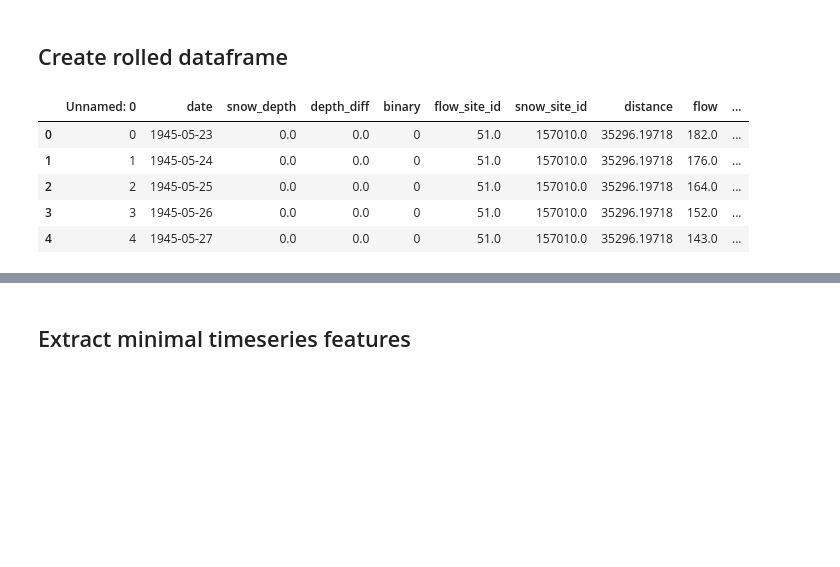
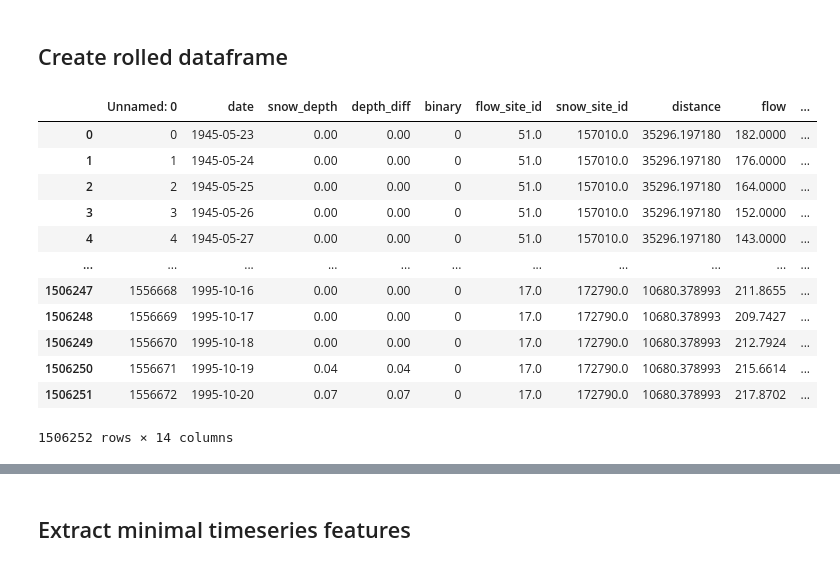
Before and after one commit to cbaggini/extreme-snowmelt-forecast, a Jupyter notebook: extreme-snowmelt-ts-params.ipynb, the cells around one changed output, grey strips where cells are left out. Drawn from its saved outputs; the diff is of its cells as text; code cells hidden in the pictures; blank space fills up the shorter version.

```diff
--- a/extreme-snowmelt-ts-params.ipynb
+++ b/extreme-snowmelt-ts-params.ipynb
@@ -47,11 +47,18 @@ N_DAYS = 30
 # %%
 all_data_clean = pd.read_csv('../all_data_clean.csv')
 
-all_data_clean.head()
+all_data_clean
 # %% [output]
 |  | Unnamed: 0 | date | snow_depth | depth_diff | binary | flow_site_id | snow_site_id | distance | flow | ... |
-| 0 | 0 | 1945-05-23 | 0.0 | 0.0 | 0 | 51.0 | 157010.0 | 35296.19718 | 182.0 | ... |
-| 1 | 1 | 1945-05-24 | 0.0 | 0.0 | 0 | 51.0 | 157010.0 | 35296.19718 | 176.0 | ... |
-| 2 | 2 | 1945-05-25 | 0.0 | 0.0 | 0 | 51.0 | 157010.0 | 35296.19718 | 164.0 | ... |
-| 3 | 3 | 1945-05-26 | 0.0 | 0.0 | 0 | 51.0 | 157010.0 | 35296.19718 | 152.0 | ... |
-| 4 | 4 | 1945-05-27 | 0.0 | 0.0 | 0 | 51.0 | 157010.0 | 35296.19718 | 143.0 | ... |
+| 0 | 0 | 1945-05-23 | 0.00 | 0.00 | 0 | 51.0 | 157010.0 | 35296.197180 | 182.0000 | ... |
+| 1 | 1 | 1945-05-24 | 0.00 | 0.00 | 0 | 51.0 | 157010.0 | 35296.197180 | 176.0000 | ... |
+| 2 | 2 | 1945-05-25 | 0.00 | 0.00 | 0 | 51.0 | 157010.0 | 35296.197180 | 164.0000 | ... |
+| 3 | 3 | 1945-05-26 | 0.00 | 0.00 | 0 | 51.0 | 157010.0 | 35296.197180 | 152.0000 | ... |
+| 4 | 4 | 1945-05-27 | 0.00 | 0.00 | 0 | 51.0 | 157010.0 | 35296.197180 | 143.0000 | ... |
+| ... | ... | ... | ... | ... | ... | ... | ... | ... | ... | ... |
+| 1506247 | 1556668 | 1995-10-16 | 0.00 | 0.00 | 0 | 17.0 | 172790.0 | 10680.378993 | 211.8655 | ... |
+| 1506248 | 1556669 | 1995-10-17 | 0.00 | 0.00 | 0 | 17.0 | 172790.0 | 10680.378993 | 209.7427 | ... |
+| 1506249 | 1556670 | 1995-10-18 | 0.00 | 0.00 | 0 | 17.0 | 172790.0 | 10680.378993 | 212.7924 | ... |
+| 1506250 | 1556671 | 1995-10-19 | 0.04 | 0.04 | 0 | 17.0 | 172790.0 | 10680.378993 | 215.6614 | ... |
+| 1506251 | 1556672 | 1995-10-20 | 0.07 | 0.07 | 0 | 17.0 | 172790.0 | 10680.378993 | 217.8702 | ... |
+1506252 rows × 14 columns
```
Also changed, not shown: parts of 40 cells of this notebook, 1 other file.
